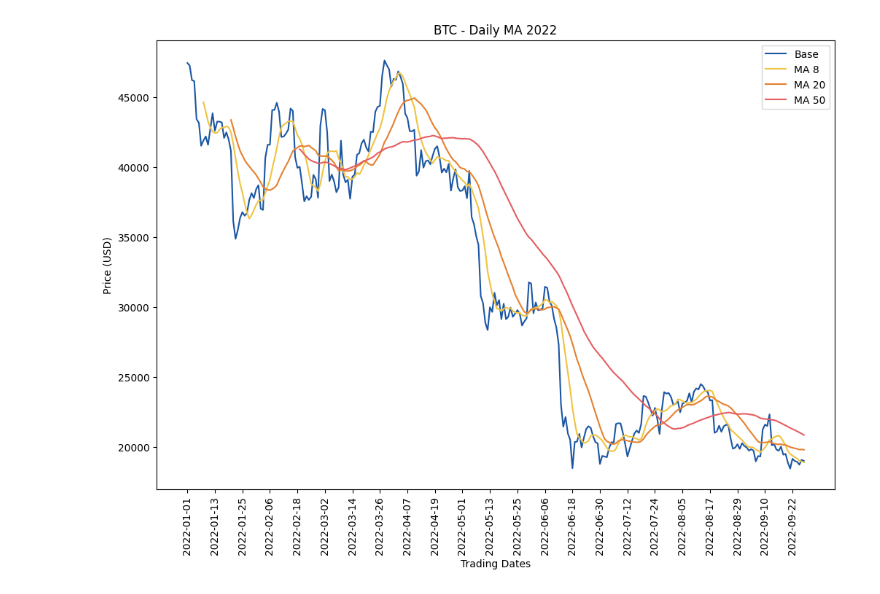
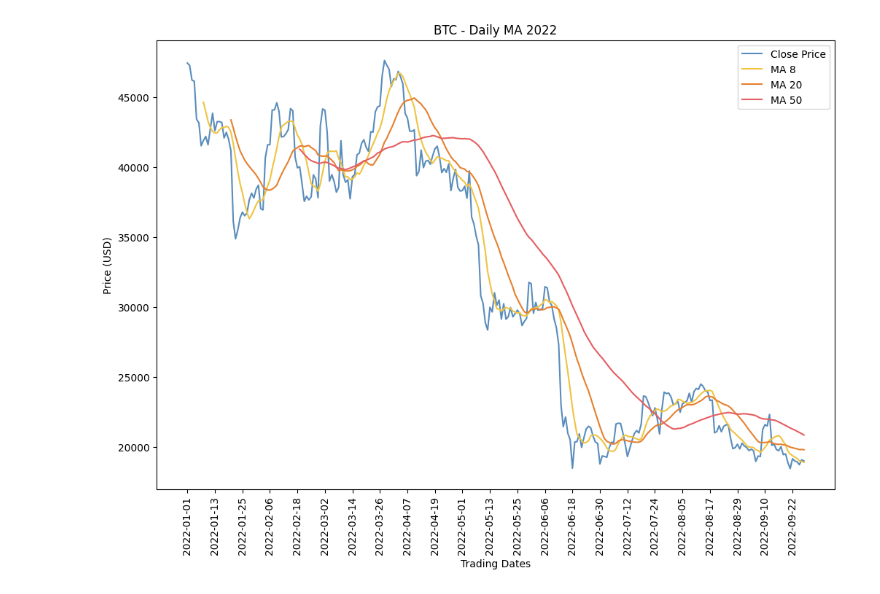
Before and after one commit to a1eaiactaest/notebooks, a Jupyter notebook: MA/BTC_2022_daily.ipynb, the cells around one changed output. Saved outputs shown, nothing was run; the diff lists cells and outputs as text; code cells hidden in the pictures.

```diff
--- a/MA/BTC_2022_daily.ipynb
+++ b/MA/BTC_2022_daily.ipynb
@@ -10,25 +10,25 @@ df = pd.read_csv("https://stooq.com/q/d/l/?s=btc.v&d1=20220101&d2={}&i=d".format
 # %%
 df.tail()
 
 df.index = pd.Index(df.Date)
 df = df[['Close']]
 
 df['Base'] = df.Close
 df['MA8'] = df.Close.rolling(window=8).mean()
 df['MA20'] = df.Close.rolling(window=20).mean()
 df['MA50'] = df.Close.rolling(window=50).mean()
 
 
 plt.figure(figsize=(12, 8))
 plt.title('BTC - Daily MA 2022')
-plt.plot(df.index, df[['Base']],"#1b56a3")
+plt.plot(df.index, df[['Base']],"#5a8dbc")
 plt.plot(df.index, df[['MA8']],"#efc443")
 plt.plot(df.index, df[['MA20']],"#e58130")
 plt.plot(df.index, df[['MA50']],"#e55e62")
 plt.xlabel('Trading Dates')
 plt.ylabel('Price (USD)')
 plt.xticks(df.index[::12], rotation='vertical')
 plt.legend(('Close Price','MA 8', 'MA 20','MA 50'), loc='upper right')
 plt.show()
 # %% [output]
-[figure, old version]
+[figure, new version]
```
Also changed, not shown: 1 other file.
